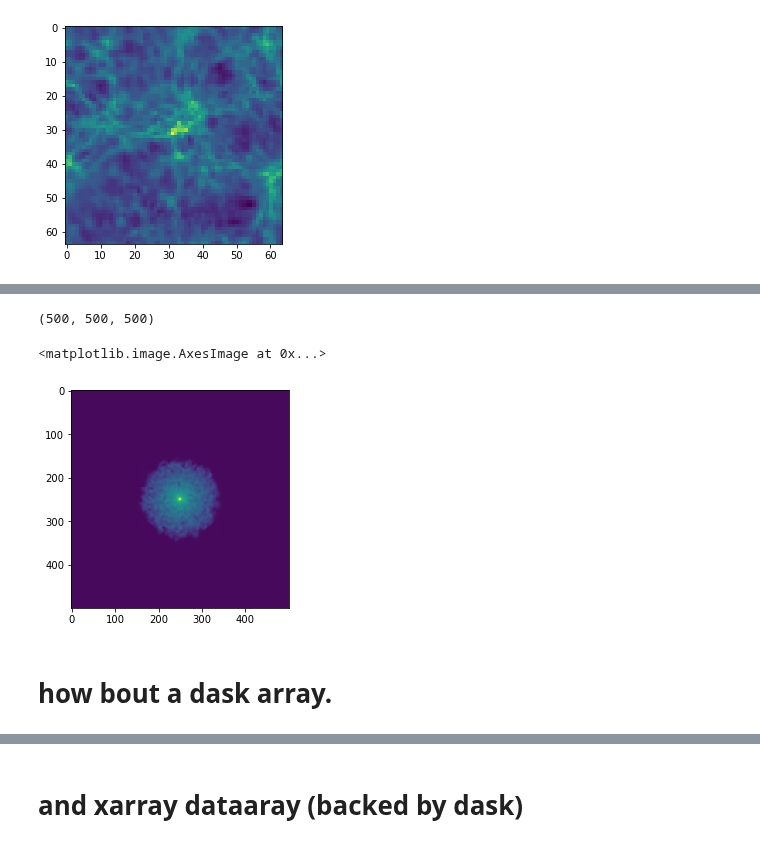
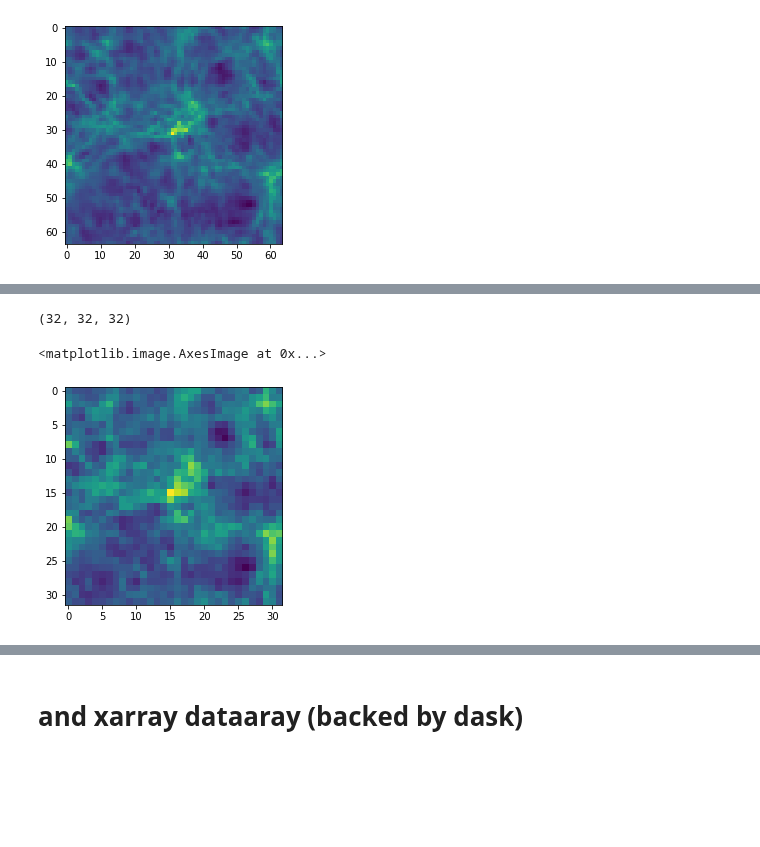
Before and after one commit to chrishavlin/yt_scratch, a Jupyter notebook: notebooks/dev/YTTiledArbitraryGrid.ipynb, the cells around one changed output, grey strips where cells are left out. Cells and saved outputs as stored; diff of their text form; code cells hidden in the pictures; blank space fills up the shorter version.

```diff
--- a/notebooks/dev/YTTiledArbitraryGrid.ipynb
+++ b/notebooks/dev/YTTiledArbitraryGrid.ipynb
@@ -102,0 +163,7 @@ IndexError: Index 1024 is out of bounds for axis 2 with size 1024
+# %%
+ds = yt.load_sample("DeeplyNestedZoom")
+tag = YTTiledArbitraryGrid(ds.domain_left_edge,
+                     ds.domain_right_edge,
+                     (2048,2048,2048), # global dimension
+                     256, # nchunks = nprocs
+                     ds=ds)
@@ -109,3 +183,10 @@ Wall time: 827 ms
 # %%
-subset.shape
+ds = yt.load_sample("DeeplyNestedZoom")
+tag = YTTiledArbitraryGrid(ds.domain_left_edge,
+                     ds.domain_right_edge,
+                     (2048,2048,2048), # global dimension
+                     512, # nchunks = nprocs
+                     ds=ds)
+da = tag.to_dask(('enzo','Density'))
+da
 # %% [output]
@@ -118,2 +193,0 @@ from yt.data_objects.construction_data_containers import YTTiledArbitraryGrid
-# %%
-ds = yt.load_sample("IsolatedGalaxy")
@@ -147,3 +206,10 @@ tag = YTTiledArbitraryGrid(ds.domain_left_edge,
+# %%
+ds = yt.load_sample("DeeplyNestedZoom")
+tag = YTTiledArbitraryGrid(ds.domain_left_edge,
+                     ds.domain_right_edge,
+                     (32,32,32), # global dimension
+                     4, # nchunks = nprocs
+                     ds=ds)
 # %%
 %%time
 dens = tag.to_numpy(("enzo", "Density"))
@@ -153,13 +219,11 @@ Wall time: 5.76 s
-# %%
-dens.shape
-# %% [output]
-(500, 500, 500)
+# %%
+dens.shape
+# %% [output]
+(32, 32, 32)
 # %%
 import matplotlib.pyplot as plt
 import numpy as np
-plt.imshow(np.log10(dens[:,:,250]))
+plt.imshow(np.log10(dens[:,:,16]))
 # %% [output]
 <matplotlib.image.AxesImage at 0x...>
-[figure, old version]
+[figure, new version]
-# %% [markdown]
-# how bout a dask array.
```
Also changed, not shown: parts of 56 cells of this notebook.
